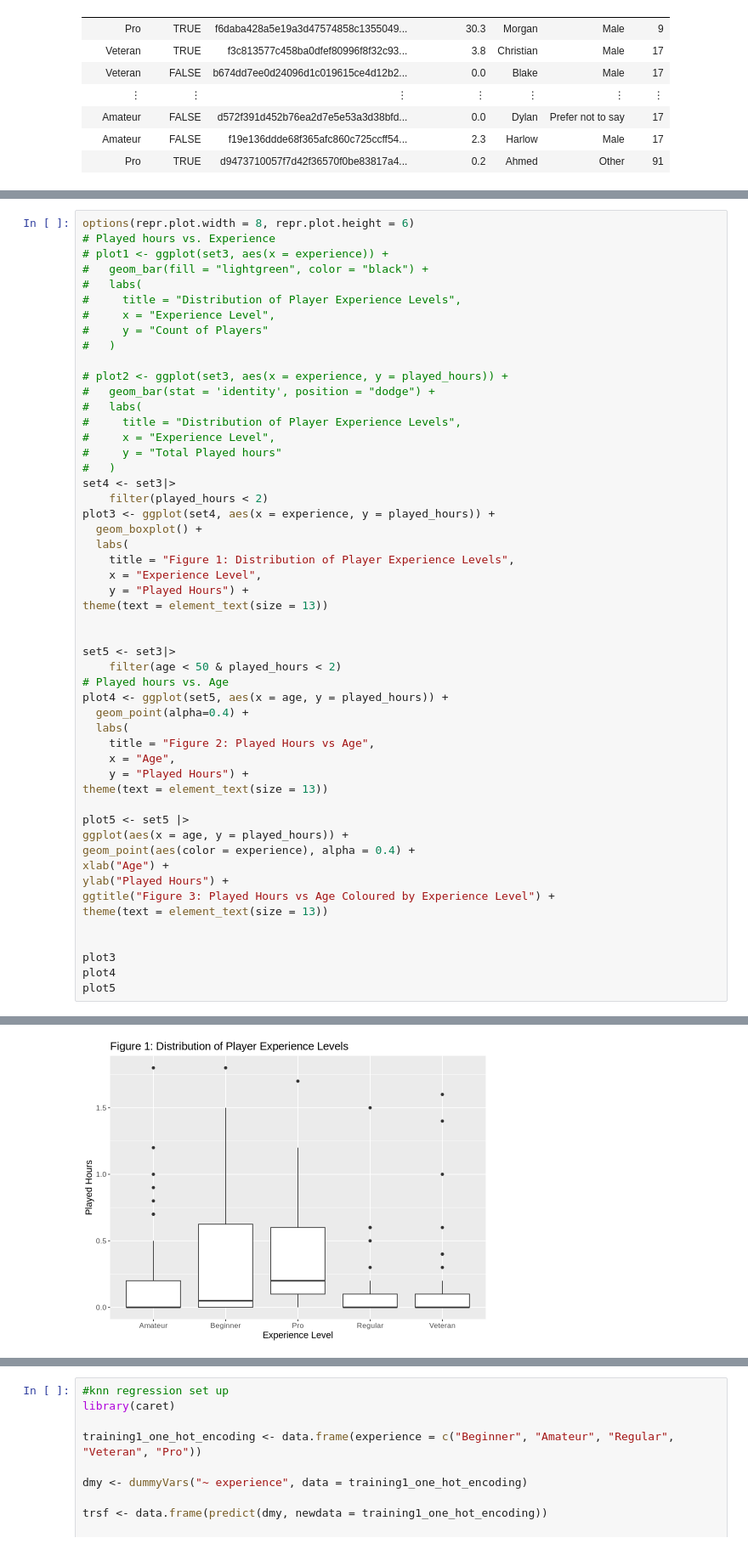
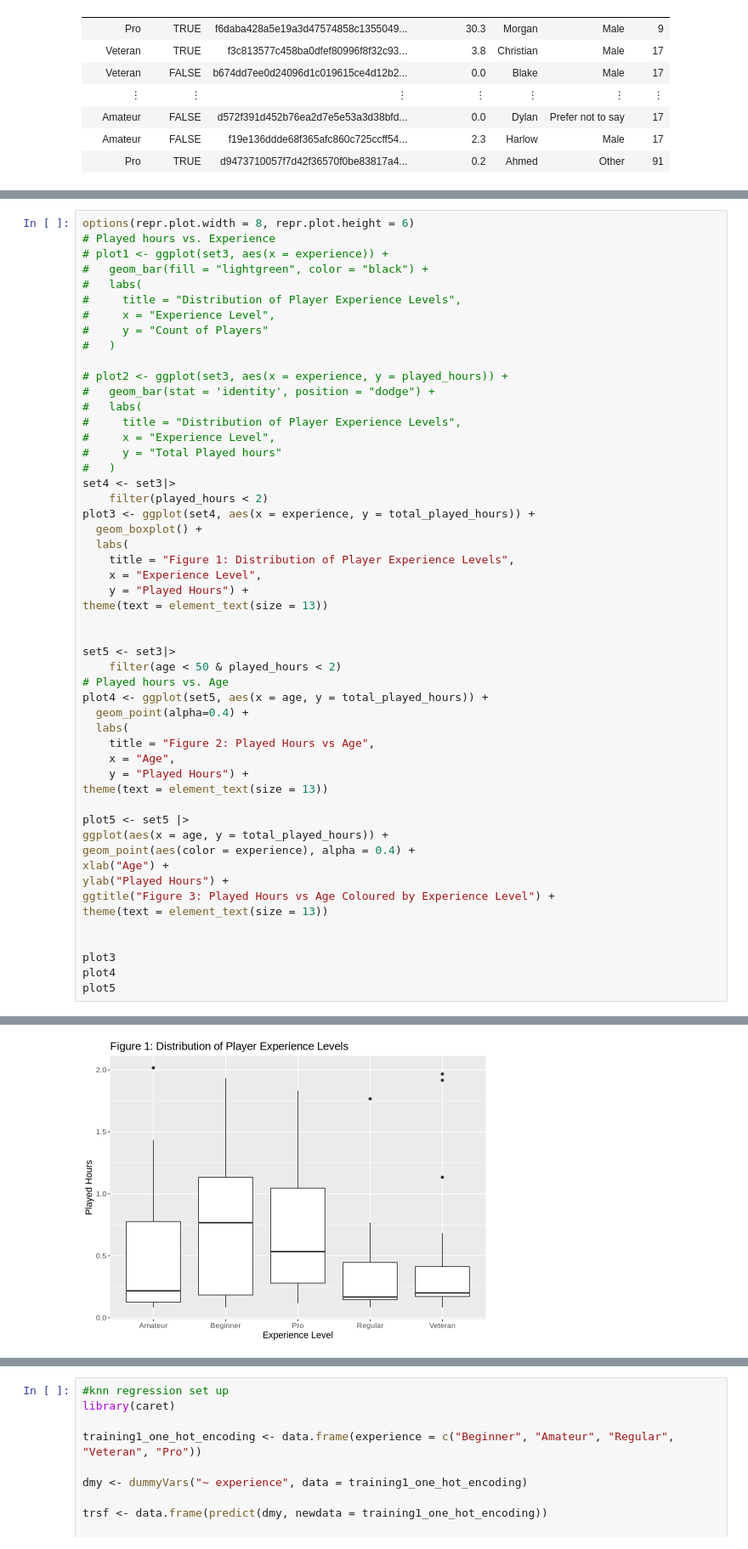
Before and after one commit to xlaure/Plaicraft_Project, a Jupyter notebook: project_final_report.ipynb, the cells around one changed output, grey strips where cells are left out. Shown: that part at 85% size. Saved outputs shown, nothing was run; the diff lists cells and outputs as text.

Commit message:
total_played_hours replaced played_hours

```diff
--- a/project_final_report.ipynb
+++ b/project_final_report.ipynb
@@ -189,7 +171,7 @@ options(repr.plot.width = 8, repr.plot.height = 6)
 #   )
 set4 <- set3|>
     filter(played_hours < 2)
-plot3 <- ggplot(set4, aes(x = experience, y = played_hours)) +
+plot3 <- ggplot(set4, aes(x = experience, y = total_played_hours)) +
   geom_boxplot() +
   labs(
     title = "Figure 1: Distribution of Player Experience Levels",
@@ -201,7 +183,7 @@ theme(text = element_text(size = 13))
 set5 <- set3|>
     filter(age < 50 & played_hours < 2)
 # Played hours vs. Age
-plot4 <- ggplot(set5, aes(x = age, y = played_hours)) +
+plot4 <- ggplot(set5, aes(x = age, y = total_played_hours)) +
   geom_point(alpha=0.4) +
   labs(
     title = "Figure 2: Played Hours vs Age",
@@ -210,7 +192,7 @@ plot4 <- ggplot(set5, aes(x = age, y = played_hours)) +
 theme(text = element_text(size = 13))
 
 plot5 <- set5 |>
-ggplot(aes(x = age, y = played_hours)) +
+ggplot(aes(x = age, y = total_played_hours)) +
 geom_point(aes(color = experience), alpha = 0.4) +
 xlab("Age") +
 ylab("Played Hours") +
@@ -225 +213 @@ plot5
-[figure, old version]
+[figure, new version]
```
Also changed, not shown: parts of 8 cells of this notebook.
